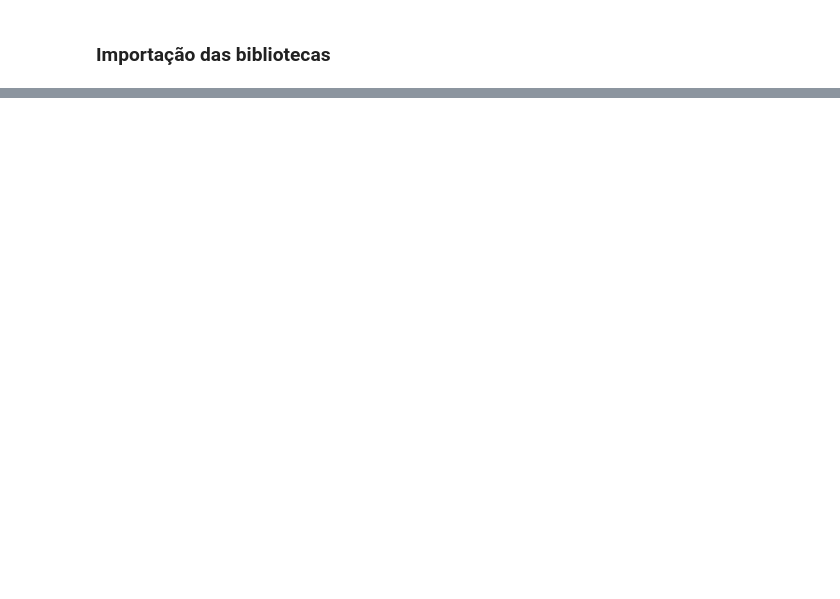
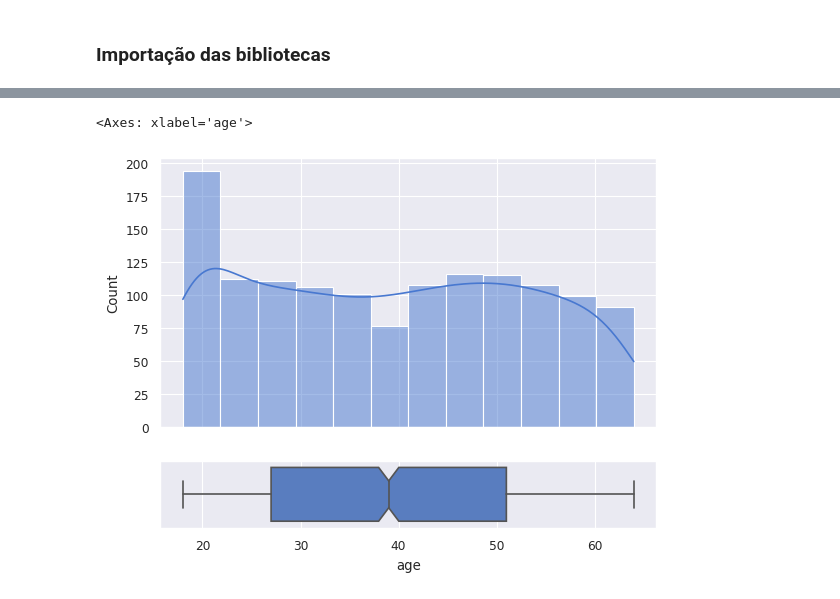
Before and after one commit to willyferreira/medical_coast, a Jupyter notebook: medical-coast.ipynb, the cells around one changed output, grey strips where cells are left out. Saved outputs shown, nothing was run; the diff lists cells and outputs as text; code cells hidden in the pictures; blank space fills up the shorter version.

Commit message:
Kaggle Notebook | medical_coast | Version 3

```diff
--- a/medical-coast.ipynb
+++ b/medical-coast.ipynb
@@ -22,0 +15,2 @@ for dirname, _, filenames in os.walk('/kaggle/input'):
+# %%
+df = pd.read_csv('/kaggle/input/insurance/insurance.csv')
@@ -22,0 +51,16 @@ for dirname, _, filenames in os.walk('/kaggle/input'):
+# %%
+# Definição do Tema do Seaborn
+sns.set_theme(
+    context = 'paper', style = 'darkgrid', palette = 'muted',
+    font = 'sans-serif', font_scale = 1, color_codes = True,
+    rc = None
+)
+# %%
+#Criação dos subplots
+fig, axs = plt.subplots(ncols = 1, nrows = 2, sharex=True, height_ratios=[0.8, 0.2])
+#Criação dos gráficos
+sns.histplot(data = df, x = df['age'], kde = True, ax = axs[0], stat = 'count')
+sns.boxplot(x = df['age'], fliersize = 2, notch = True, ax = axs[1])
+# %% [output]
+<Axes: xlabel='age'>
+[figure, added]
```
Also changed, not shown: parts of 10 cells of this notebook.
